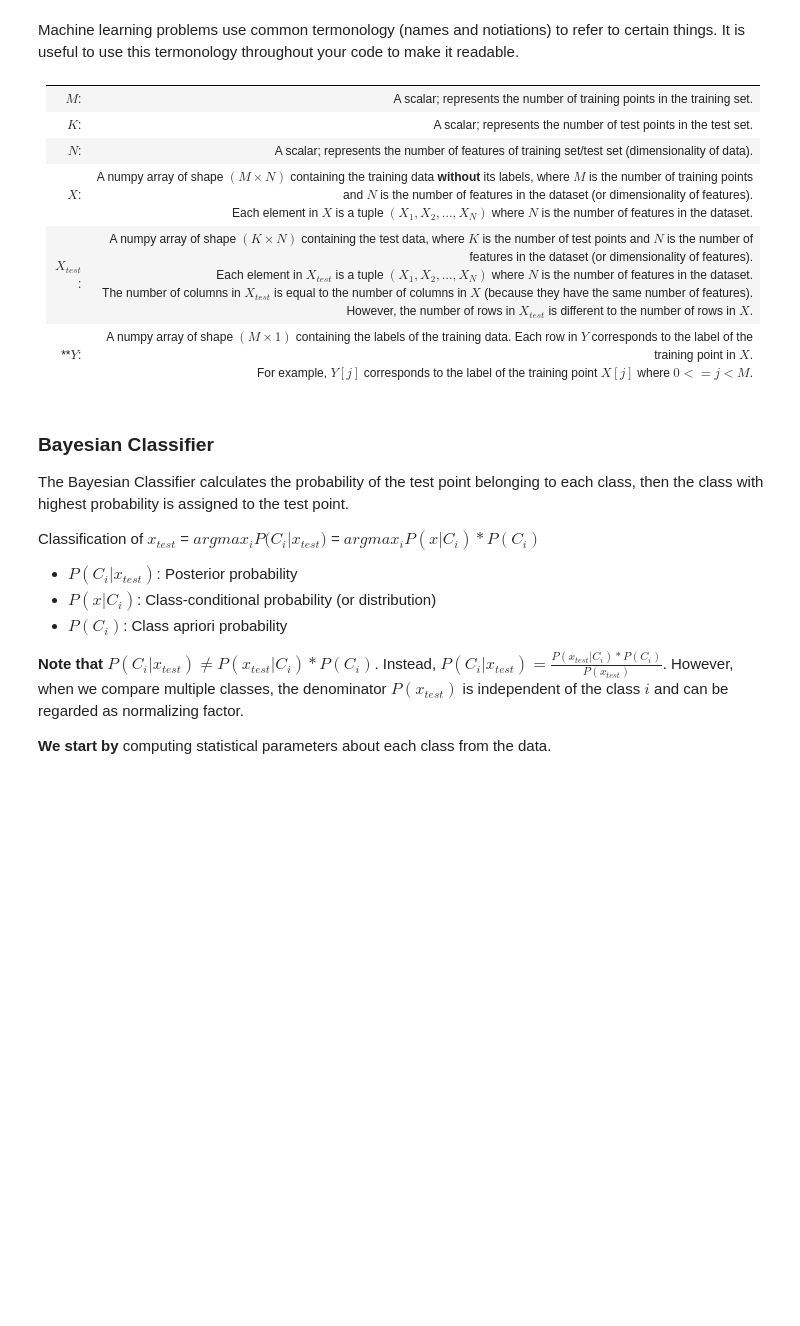
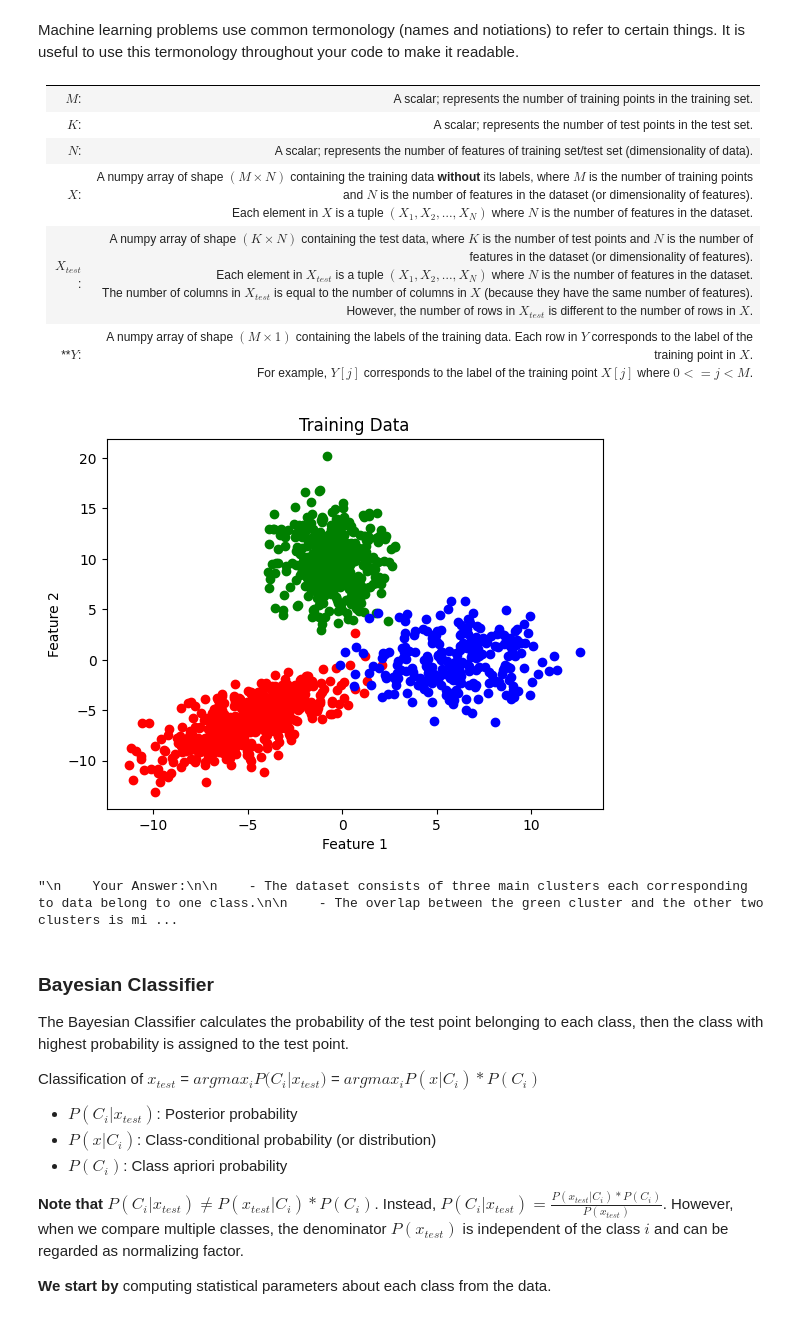
Before and after one commit to ZeyadTarekk/Neural-Netowks-Labs, a Jupyter notebook: Lab 3 - Bayes Classifier/Lab 3 - Bayesian Classifier.ipynb, the cells around one changed output. Cells and saved outputs as stored; diff of their text form; code cells hidden in the pictures; blank space fills up the shorter version.

```diff
--- a/Lab 3 - Bayes Classifier/Lab 3 - Bayesian Classifier.ipynb
+++ b/Lab 3 - Bayes Classifier/Lab 3 - Bayesian Classifier.ipynb
@@ -35,10 +36,14 @@ You are also provided with a test data file **test_data.csv**. The file contains
 # TODO [1] : Read the file 'data1.csv' into the variable data.
 # data contains the training data together with labelled classes.
 def read_data(file_name):
-    ## HINT 1: How is the data ordered in the file?
-    ## HINT 2: Do you need to cast the data you read from the file?
-    data = None
+    # HINT 1: How is the data ordered in the file?
+    # HINT 2: Do you need to cast the data you read from the file?
+    data = np.asarray(pd.read_csv('data1.csv', sep=",", header=None))
+    # print(data)
     return data
+
+
+# read_data('data1.csv')
 # %%
 def read_test_data():
 
@@ -74,18 +82,37 @@ training_data = read_data('data1.csv')
 test_data, test_data_true = read_test_data()
 
 numClasses = 3
-M = 0
-N = 0
-K = 0
+M = training_data.shape[0]
+N = training_data.shape[1] - 1
+K = test_data.shape[0]
 
-X = []
-X_Test = []
-Y = []
+X = training_data[:, 1:]
+X_Test = test_data
+Y = training_data[:, 0]
 # %%
 # TODO [4]: Draw a scatter plot for traning data, where each class is coloured by the colour corresponding
 #           to its index in the colors array.
 # Class 1 should be coloured in red, Class 2 should be coloured in green, and Class 3 should be coloured in blue.
 # Hint: We have done a similar plot in the previous lab. What operation do we need to select training data
 #       belonging to a certain class?
 
 colors = ['r', 'g', 'b', 'c', 'y']
+
+# This is X given that its the first class (X|C1)
+X_C1 = training_data[Y == 1][:, 1:]
+# This is X given that its the second class (X|C2)
+X_C2 = training_data[Y == 2][:, 1:]
+# This is X given that its the third class (X|C3)
+X_C3 = training_data[Y == 3][:, 1:]
+
+
+plt.scatter(X_C1[:, 0], X_C1[:, 1], color=colors[0])
+plt.scatter(X_C2[:, 0], X_C2[:, 1], color=colors[1])
+plt.scatter(X_C3[:, 0], X_C3[:, 1], color=colors[2])
+
+plt.title('Training Data')
+plt.xlabel('Feature 1')
+plt.ylabel('Feature 2')
+plt.show()
+# %% [output]
+[figure, added]
@@ -97,3 +119,21 @@ colors = ['r', 'g', 'b', 'c', 'y']
+# %%
+## What do you notice about the plot? (Write everything you can think of)
+'''
+    Your Answer:
+
+    - The dataset consists of three main clusters each corresponding to data belong to one class.
+
+    - The overlap between the green cluster and the other two clusters is minimal compared to the overlap between the blue and red clusters.
+
+    - We can easily calculate the decision boundary between any two classes
+
+    - The red cluster exhibits the highest variance among the three, followed by the blue. The feature causing most of the variance in them is Feature 1.
+
+    - The blue cluster doesn't seem to be as dense as the other two clusters.
+
+'''
+# %% [output]
+"\n    Your Answer:\n\n    - The dataset consists of three main clusters each corresponding to data belong to one class.\n\n    - The overlap between the green cluster and the other two clusters is mi ...
 # %% [markdown]
 ### Bayesian Classifier
 The Bayesian Classifier calculates the probability of the test point belonging to each class, then the class with highest probability is assigned to the test point.
```
Also changed, not shown: parts of 12 cells of this notebook.
